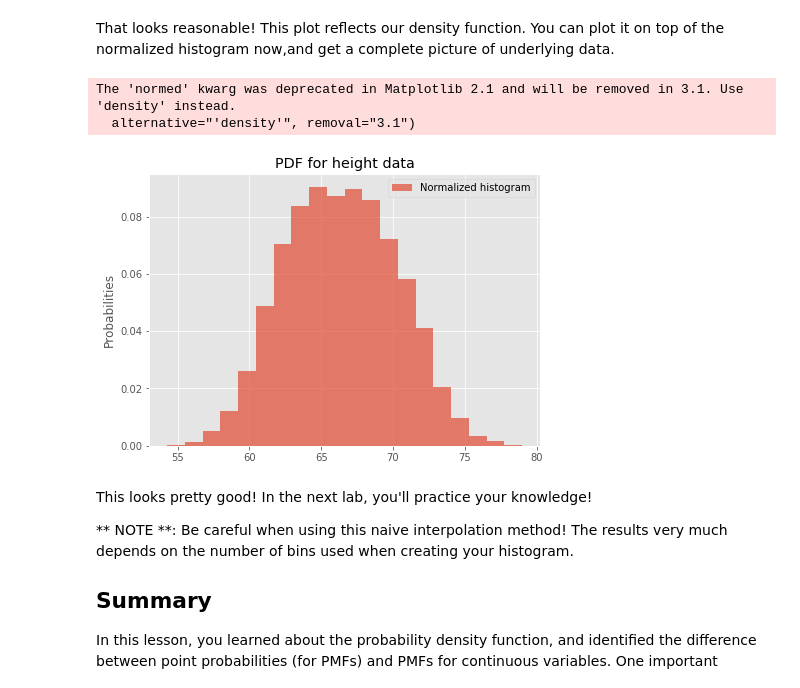
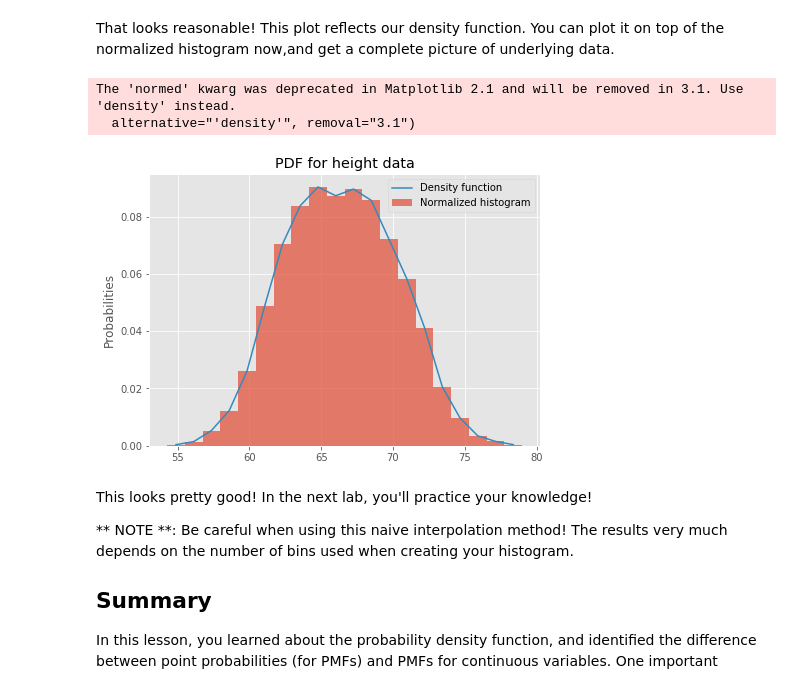
Before and after one commit to Princess-1/dsc-probability-density-function-atlanta-ds-062419, a Jupyter notebook: index.ipynb, the cells around one changed output. Cells and saved outputs as stored; diff of their text form; code cells hidden in the pictures.

```diff
--- a/index.ipynb
+++ b/index.ipynb
@@ -240,16 +240,16 @@ That looks reasonable! This plot reflects our density function. You can plot it
 # %%
 plt.figure(figsize=(7,5))
 data.Height.plot.hist(bins = 20, normed=True, label = 'Normalized histogram', alpha = 0.7)
 # plot the calculated curve
-#plt.plot(pdfx, pdfy, label = 'Density function')
+plt.plot(pdfx, pdfy, label = 'Density function')
 plt.ylabel ('Probabilities')
 plt.legend()
 plt.title ('PDF for height data')
 plt.show()
 # %% [output]
 The 'normed' kwarg was deprecated in Matplotlib 2.1 and will be removed in 3.1. Use 'density' instead.
   alternative="'density'", removal="3.1")
-[figure, old version]
+[figure, new version]
 # %% [markdown]
 This looks pretty good! In the next lab, you'll practice your knowledge!
 
```
